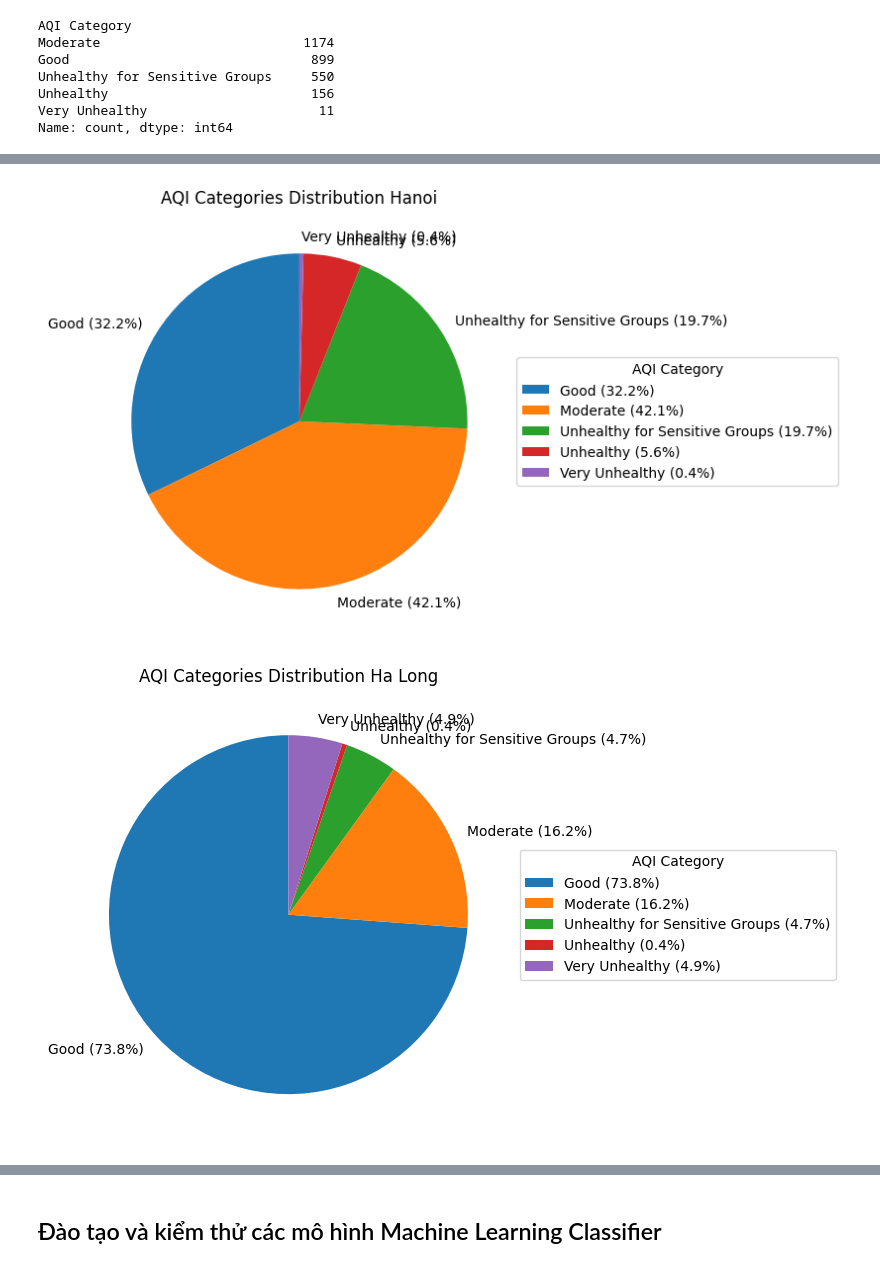
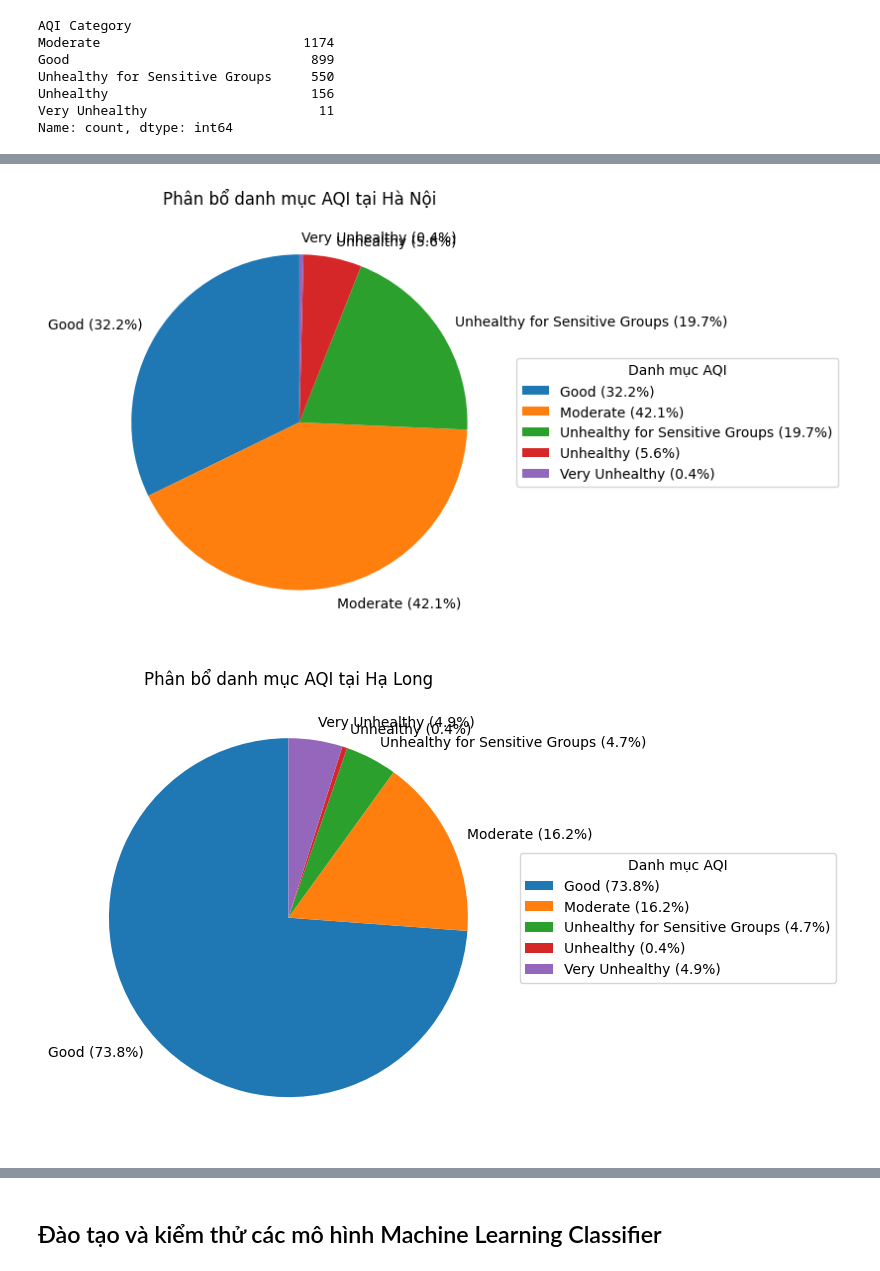
Before and after one commit to quannm2k2/analytic_aqi_vietnam, a Jupyter notebook: notebook.ipynb, the cells around one changed output, grey strips where cells are left out. Saved outputs shown, nothing was run; the diff lists cells and outputs as text; code cells hidden in the pictures.

```diff
--- a/notebook.ipynb
+++ b/notebook.ipynb
@@ -12,7 +12,7 @@ from xgboost import XGBClassifier
 # %%
 # Khởi tạo các DataFrame
 hanoi_df = pd.read_csv('AQI Vietnam CSV/hanoi-air-quality.csv', encoding='unicode_escape')
-ha_long_df = pd.read_csv('AQI Vietnam CSV/ha-long-air-quality.csv', encoding='unicode_escape')
+quang_ninh_df = pd.read_csv('AQI Vietnam CSV/quang-ninh-air-quality.csv', encoding='unicode_escape')
 da_nang_df = pd.read_csv('AQI Vietnam CSV/da-nang-air-quality.csv', encoding='unicode_escape')
 nha_trang_df = pd.read_csv('AQI Vietnam CSV/nha-trang-air-quality.csv', encoding='unicode_escape')
 # %%
@@ -165,7 +165,7 @@ def clean_df(df):
     return df
 # %%
 # Cleaning DataFrames
-ha_long_df = clean_df(ha_long_df)
+quang_ninh_df = clean_df(quang_ninh_df)
 da_nang_df = clean_df(da_nang_df)
 nha_trang_df = clean_df(nha_trang_df)
 # %%
@@ -224,7 +224,7 @@ def aqi_classification(df):
     return df
 # %%
 hanoi_df = aqi_classification(hanoi_df)
-ha_long_df = aqi_classification(ha_long_df)
+quang_ninh_df = aqi_classification(quang_ninh_df)
 da_nang_df = aqi_classification(da_nang_df)
 nha_trang_df = aqi_classification(nha_trang_df)
 # %%
@@ -293,19 +371,19 @@ def pie_chart_aqi_categories(df, name):
                                                     for cat in sorted_aqi_categories.index], startangle=90)
 
     # Đặt tiêu đề cho biểu đồ
-    plt.title(f'AQI Categories Distribution {name}')
+    plt.title(f'Phân bổ danh mục AQI tại {name}')
 
     # Thêm chú thích
-    plt.legend(title="AQI Category", loc="center left", bbox_to_anchor=(1, 0, 0.5, 1))
+    plt.legend(title="Danh mục AQI", loc="center left", bbox_to_anchor=(1, 0, 0.5, 1))
 
     # Hiển thị biểu đồ
     plt.tight_layout()
     plt.show()
 # %%
-pie_chart_aqi_categories(hanoi_df, 'Hanoi')
-pie_chart_aqi_categories(ha_long_df, 'Ha Long')
-pie_chart_aqi_categories(da_nang_df, 'Da Nang')
+pie_chart_aqi_categories(hanoi_df, 'Hà Nội')
+pie_chart_aqi_categories(quang_ninh_df, 'Hạ Long')
+pie_chart_aqi_categories(da_nang_df, 'Đà Nẵng')
 pie_chart_aqi_categories(nha_trang_df, 'Nha Trang')
 # %% [output]
-[figure, old version]
+[figure, new version]
-[figure, old version]
+[figure, new version]
```
Also changed, not shown: parts of 17 cells of this notebook, 1 other file.
